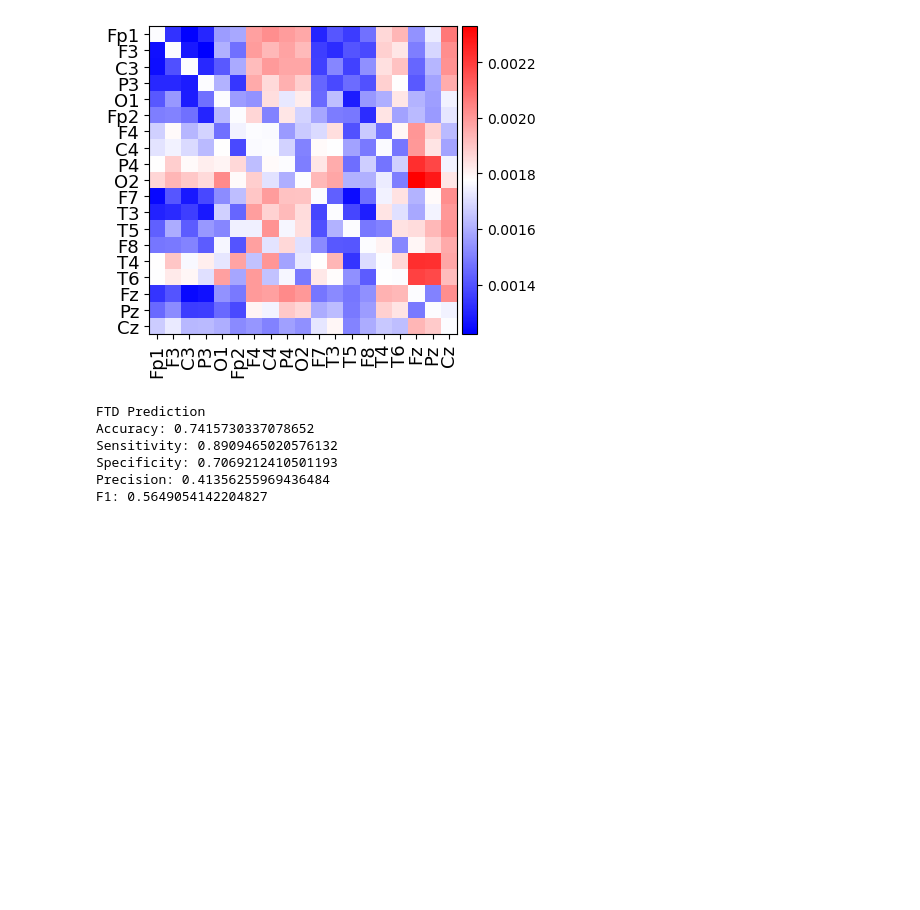
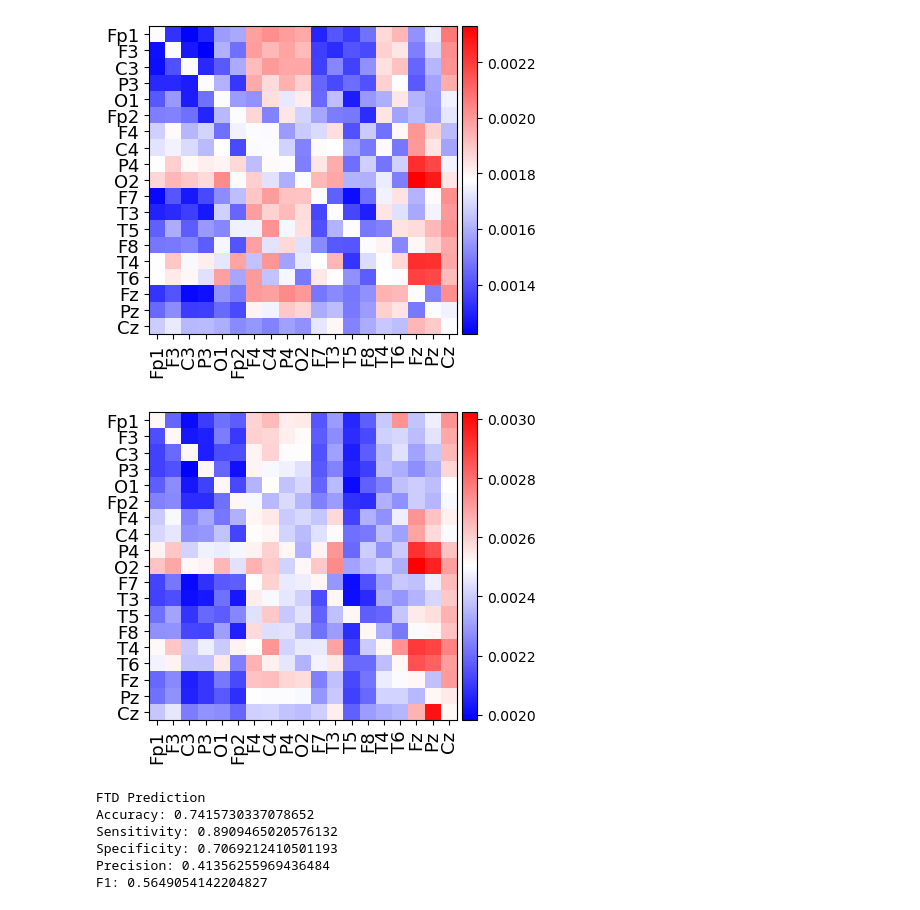
Before and after one commit to mhmdrdwn/AD_graph, a Jupyter notebook: FTD_Control.ipynb, the cells around one changed output. Saved outputs shown, nothing was run; the diff lists cells and outputs as text; code cells hidden in the pictures; blank space fills up the shorter version.

```diff
--- a/FTD_Control.ipynb
+++ b/FTD_Control.ipynb
@@ -193,35 +62,0 @@ def predict(model, data_iter):
-# %%
-import numpy as np
-
-def stack_arrays(x, g, y, task):
-    out_g = np.moveaxis(g[0], 0, -1)
-    out_g = np.moveaxis(out_g, 0, -1)
-    out_y = [y[0] for _ in range(out_g.shape[0])]
-    out_x = np.moveaxis(x[0], 1, -1)
-    #out_x = np.moveaxis(out_x, 1, 2)
-    for arr, gr, yl in zip(x[1:], g[1:], y[1:]):
-        gr = np.array(gr)
-        gr = np.moveaxis(gr, 0, -1)
-        gr = np.moveaxis(gr, 0, -1)
-        arr = np.moveaxis(arr, 1, -1)
-        #arr = np.moveaxis(arr, 1, 2)
-        out_g = np.concatenate((out_g, gr), axis=0)
-        out_x = np.concatenate((out_x, arr), axis=0)
-        out_y.extend([yl for _ in range(arr.shape[0])])
-
-    out_y_ = []
-    if task == "FTD" or task == "FTDandADvsControl":
-        for y in out_y:
-            if y[0] == 2:
-                out_y_.append([y[0]-1])
-            else:
-                out_y_.append(y)
-    elif task == "FTDvsAD":
-        for y in out_y:
-            out_y_.append([y[0]-1])
-    else:
-        out_y_ = out_y
-
-    out_y = np.array(out_y_)
-    out_g = out_g.reshape(out_g.shape[0], 19, 19, 15)
-    return out_x, out_g, out_y
@@ -577,6 +310,13 @@ edge_importances = edge_importances_f
 plot_single_edges(edge_importances, "FTD_coh_delta")
 # %% [output]
 [figure]
+# %%
+edge_importances_f = edge_imp[:, :, -1, 0]
+edge_importances = edge_importances_f
+plot_single_edges(edge_importances, "FTD_coh_gamma")
+plt.show()
+# %% [output]
+[figure, added]
 # %%
 """Test data size is 6 (FTD prediction)"""
 
```
Also changed, not shown: parts of 4 cells of this notebook.
